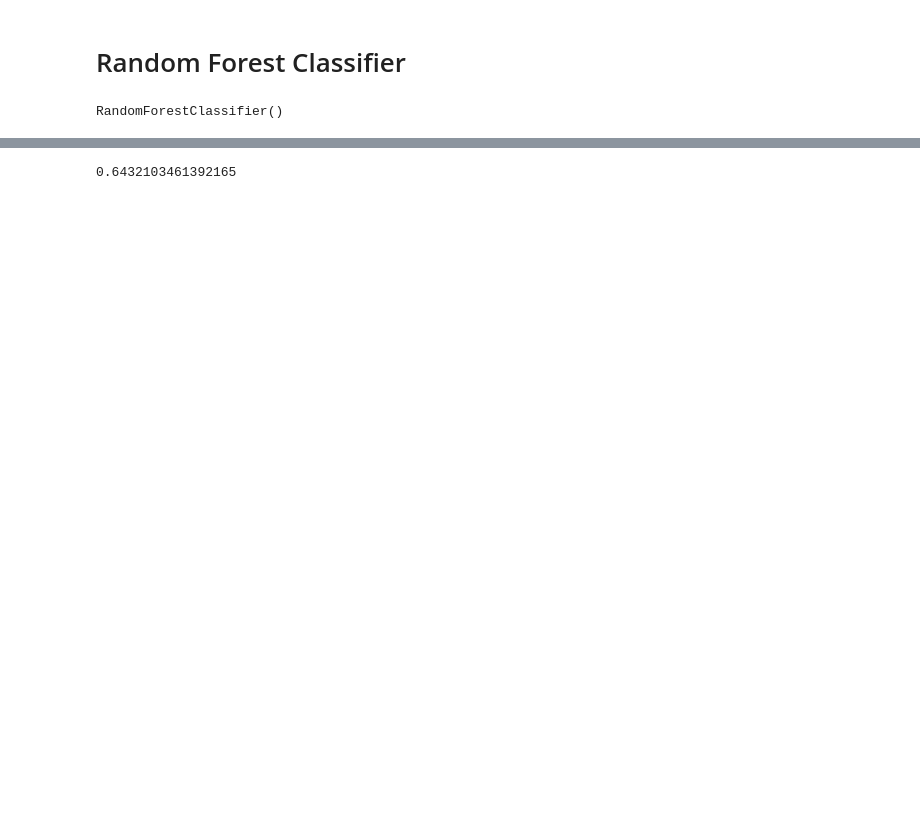
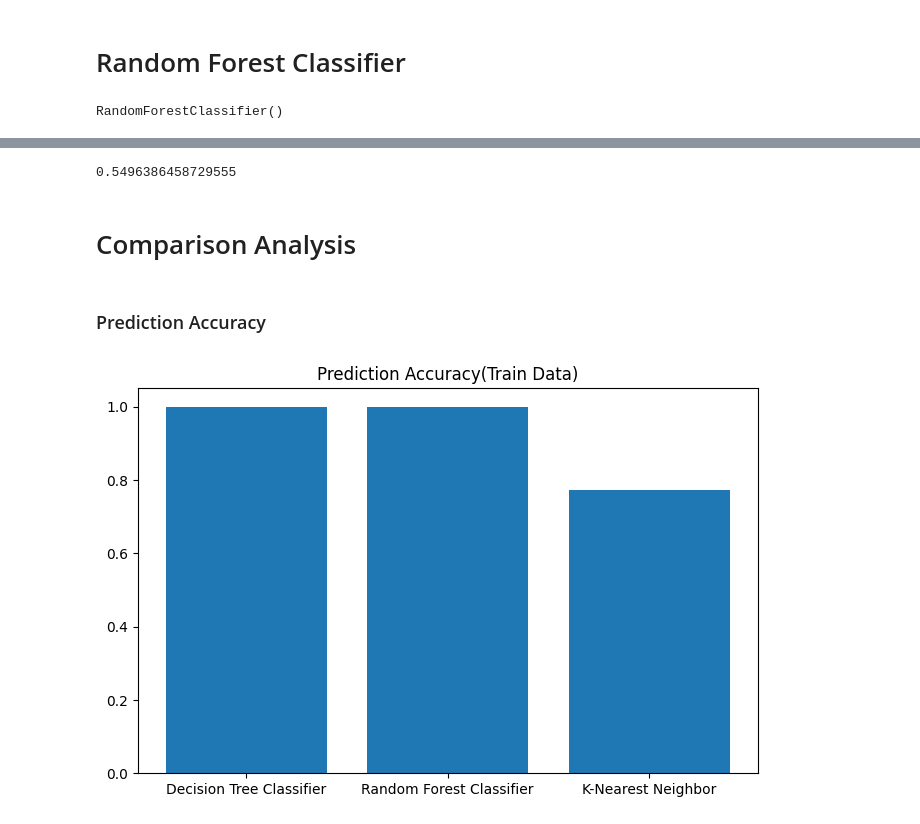
Before and after one commit to kmsanjar47/Heart-Attack-Risk-Prediction-Using-ML-Models, a Jupyter notebook: Heart_Attack_Risk_Prediction.ipynb, the cells around one changed output, grey strips where cells are left out. Saved outputs shown, nothing was run; the diff lists cells and outputs as text; code cells hidden in the pictures; blank space fills up the shorter version.

```diff
--- a/Heart_Attack_Risk_Prediction.ipynb
+++ b/Heart_Attack_Risk_Prediction.ipynb
@@ -480,5 +506,5 @@ from sklearn.tree import DecisionTreeClassifier
 # %%
-dtc = DecisionTreeClassifier()
+knn = KNeighborsClassifier(n_neighbors=3)
 # %%
-dtc.fit(X_train,y_train)
+knn.fit(X_train,y_train)
 # %% [output]
@@ -486,4 +512,4 @@ DecisionTreeClassifier()
 # %%
-y_train_predicted = rfc.predict(X_train)
+y_predicted_train_knn =  knn.predict(X_train)
 # %%
-accuracy_score(y_train,y_train_predicted)
+knn_train_score = accuracy_score(y_train,y_predicted_train_knn)
@@ -494,4 +522,22 @@ y_predicted = rfc.predict(X_test)
 # %%
-accuracy_score(y_test,y_predicted)
+knn_test_score = accuracy_score(y_test,y_predicted_test_knn)
-# %% [output]
-0.6432103461392165
+# %%
+knn_test_score
+# %% [output]
+0.5496386458729555
+# %% [markdown]
+<h1>Comparison Analysis</h1>
+# %% [markdown]
+<h3>Prediction Accuracy</h3>
+# %%
+#Train
+plt.figure(figsize=(8,5))
+
+labels = ["Decision Tree Classifier", "Random Forest Classifier", "K-Nearest Neighbor"]
+values = [dtc_train_score, rfc_train_score, knn_train_score]
+
+plt.bar(x = labels, height = values)
+plt.title("Prediction Accuracy(Train Data)")
+plt.show()
+# %% [output]
+[figure, added]
```
Also changed, not shown: parts of 61 cells of this notebook.
